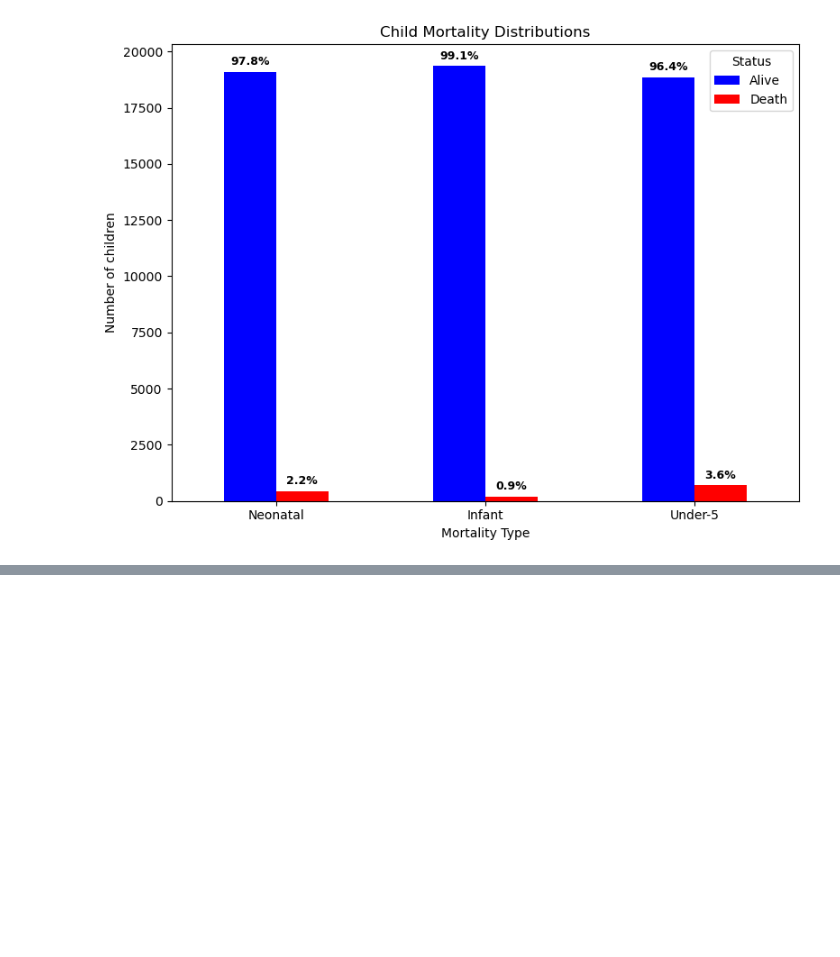
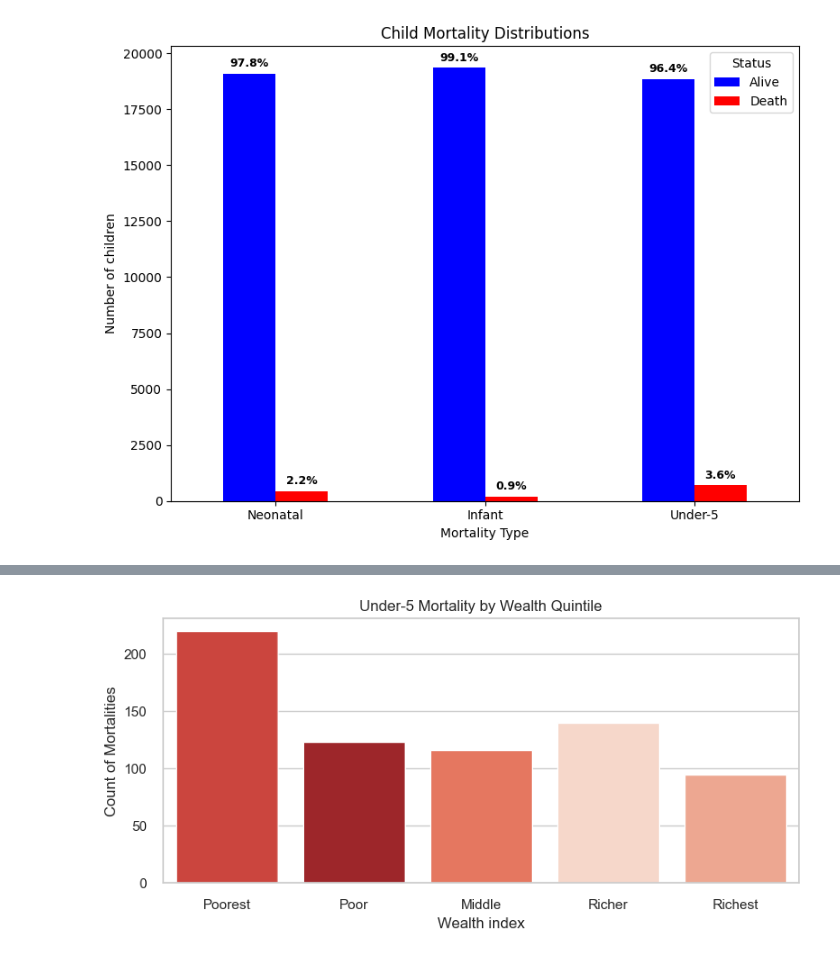
Before and after one commit to tingly-amua/Under5-Mortality-Model, a Jupyter notebook: EDA.ipynb, the cells around one changed output, grey strips where cells are left out. Drawn from its saved outputs; the diff is of its cells as text; code cells hidden in the pictures; blank space fills up the shorter version.

```diff
--- a/EDA.ipynb
+++ b/EDA.ipynb
@@ -80,0 +212,20 @@ As can be seen in the bar chart above, the highest mortality rate is in the unde
+# %%
+# Filter mortalities and make a safe copy
+mortality_df = df[df['under5_mortality'] == 1].copy()
+
+# Map numeric codes to readable labels
+label_map = {1: "Poorest", 2: "Poor", 3: "Middle", 4: "Richer", 5: "Richest"}
+mortality_df['Wealth_label'] = mortality_df['Wealth index combined'].map(label_map)
+
+# Define desired order (so bars appear Poorest -> Richest)
+order = [label_map[i] for i in sorted(label_map.keys())]
+
+plt.figure(figsize=(8,4))
+sns.countplot(x='Wealth_label', data=mortality_df, order=order, hue='Wealth_label', palette="Reds", legend=False)
+plt.title("Under-5 Mortality by Wealth Quintile")
+plt.xlabel("Wealth index")
+plt.ylabel("Count of Mortalities")
+plt.tight_layout()
+plt.show()
+# %% [output]
+[figure, added]
```
Also changed, not shown: parts of 36 cells of this notebook, 1 other file.
